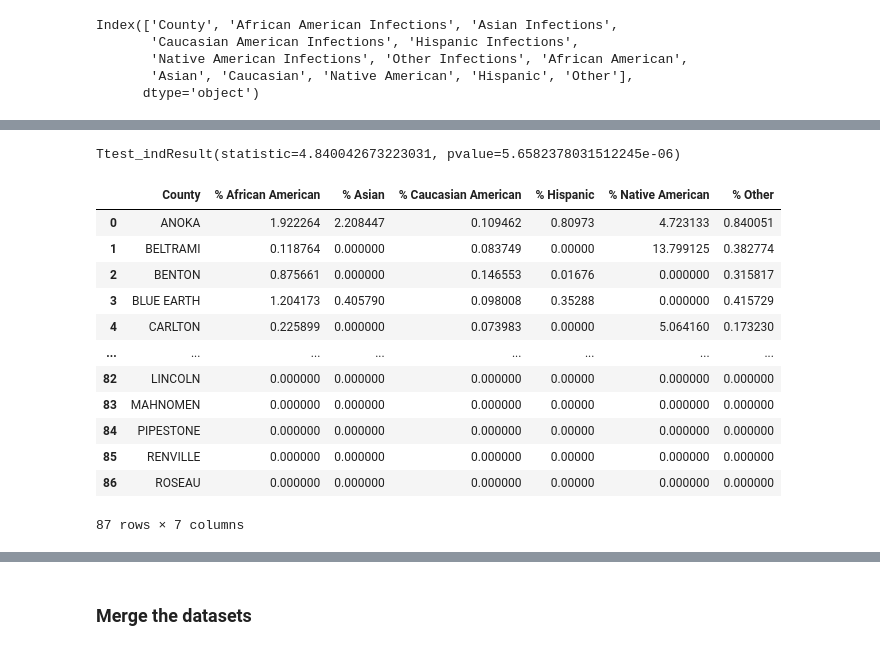
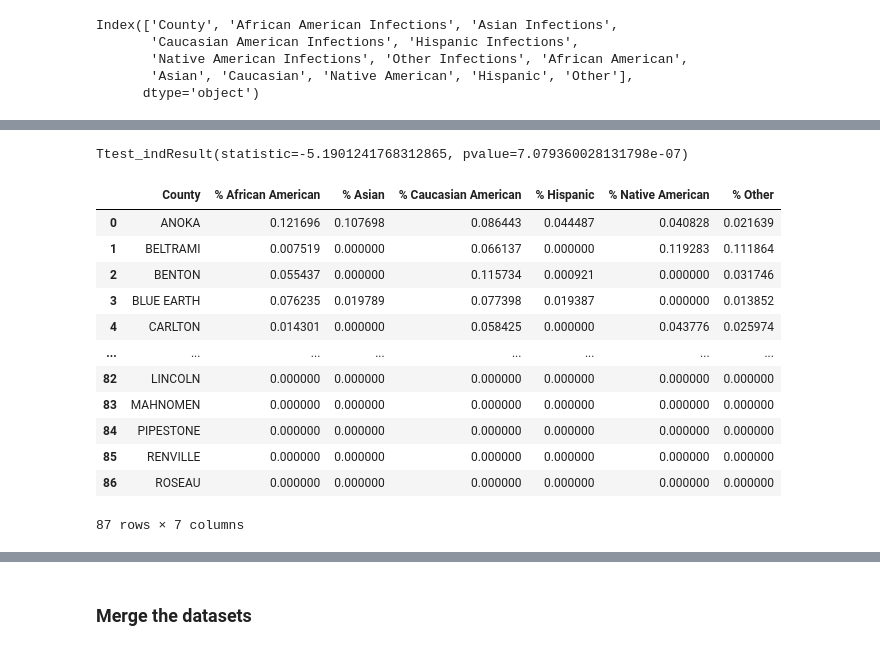
Before and after one commit to tlenzmeier58/Project_1, a Jupyter notebook: working.ipynb, the cells around one changed output, grey strips where cells are left out. Drawn from its saved outputs; the diff is of its cells as text; code cells hidden in the pictures.

```diff
--- a/working.ipynb
+++ b/working.ipynb
@@ -861,0 +875,11 @@ Length: 87, dtype: float64
+# %%
+# number of infections by county non-caucasian group DATAFRAME
+african_american_infection_df = cdc_census_clean_combined_df['African American Infections']
+asian_infection_df = cdc_census_clean_combined_df['Asian Infections']
+native_american_infection_df = cdc_census_clean_combined_df[ 'Native American Infections']
+hispanic_infection_df = cdc_census_clean_combined_df['Hispanic Infections']
+other_infection_df = cdc_census_clean_combined_df['Other Infections']
+
+# number of infections by county caucasian group
+caucasian_infection_df = cdc_census_clean_combined_df['Caucasian American Infections']
+caucasian_infection_df
@@ -861,0 +916,16 @@ Length: 87, dtype: float64
+# %%
+# Population racial % by county
+#non-caucasian group
+county_asian_pop_percent = cdc_census_clean_combined_asian_df / cdc_census_clean_combined_sum_df
+county_african_american_pop_percent = cdc_census_clean_combined_african_american_df / cdc_census_clean_combined_sum_df
+county_native_american_pop_percent = cdc_census_clean_combined_native_american_df / cdc_census_clean_combined_sum_df
+county_hispanic_pop_percent = cdc_census_clean_combined_hispanic_df / cdc_census_clean_combined_sum_df
+county_other_pop_percent = cdc_census_clean_combined_asian_df / cdc_census_clean_combined_sum_df
+
+#SUM OF NON-CACUASIAN DATAFRAME
+sum_non_caucasian_pop_percent_df = county_asian_pop_percent + county_african_american_pop_percent + county_native_american_pop_percent + county_hispanic_pop_percent + county_other_pop_percent
+
+
+# caucasian group
+county_caucasian_pop_percent = cdc_census_clean_combined_caucasian_df / cdc_census_clean_combined_sum_df
+county_caucasian_pop_percent
@@ -861,0 +945,16 @@ Length: 87, dtype: float64
+# %%
+# infection rate calculation non-caucasian group
+non_caucasian_infection_rate_corrected_df = (sum_non_caucasian_infection_df / cdc_census_clean_combined_sum_df) / sum_non_caucasian_pop_percent_df
+
+# infection rate calculation african american group
+african_american_infection_rate_corrected_df = (african_american_infection_df / cdc_census_clean_combined_sum_df) / county_african_american_pop_percent
+asian_infection_rate_corrected_df = (asian_infection_df / cdc_census_clean_combined_sum_df) / county_asian_pop_percent
+native_american_infection_rate_corrected_df = (native_american_infection_df / cdc_census_clean_combined_sum_df) / county_native_american_pop_percent
+hispanic_infection_rate_corrected_df = (hispanic_infection_df / cdc_census_clean_combined_sum_df) / county_hispanic_pop_percent
+other_infection_rate_corrected_df = (other_infection_df / cdc_census_clean_combined_sum_df) / county_other_pop_percent
+
+
+
+# number of infections by county caucasian group
+caucasian_infection_rate_corrected_df = (caucasian_infection_df / cdc_census_clean_combined_sum_df) / county_caucasian_pop_percent
+caucasian_infection_rate_corrected_df
@@ -951,53 +1026,53 @@ array([0.10946186, 0.08374931, 0.14655332, 0.09800793, 0.07398346,
 # %%
 # Calculate Independent (Two Sample) t-test
-st.ttest_ind(non_caucasian_infection_rate, caucasian_infection_rate, equal_var=False)
+st.ttest_ind(non_caucasian_infection_rate_corrected, caucasian_infection_rate_corrected, equal_var=False)
 
 # nan_policy="omit"
 # %% [output]
-Ttest_indResult(statistic=4.840042673223031, pvalue=5.6582378031512245e-06)
+Ttest_indResult(statistic=-5.1901241768312865, pvalue=7.079360028131798e-07)
 # %%
 #dataframe showing infection rate by group (corrected by % population)
 
 county_list = ['ANOKA', 'BELTRAMI', 'BENTON', 'BLUE EARTH', 'CARLTON', 'CARVER',
        'CHISAGO', 'CLAY', 'DAKOTA', 'GOODHUE', 'HENNEPIN', 'KANDIYOHI',
        'LYON', 'MOWER', 'NICOLLET', 'NOBLES', 'OLMSTED', 'OTTER TAIL',
        'PINE', 'POLK', 'RAMSEY', 'RICE', 'SCOTT', 'SHERBURNE',
        'ST. LOUIS', 'STEARNS', 'STEELE', 'WASHINGTON', 'WINONA', 'WRIGHT',
        'FREEBORN', 'ISANTI', 'BECKER', 'BROWN', 'CASS', 'CROW WING',
        'DODGE', 'DOUGLAS', 'FILLMORE', 'HUBBARD', 'ITASCA', 'LE SUEUR',
        'MCLEOD', 'MEEKER', 'MILLE LACS', 'MORRISON', 'TODD', 'WABASHA',
        'BIG STONE', 'CHIPPEWA', 'WATONWAN', 'WADENA', 'CLEARWATER',
        'COOK', 'COTTONWOOD', 'FARIBAULT', 'GRANT', 'HOUSTON', 'KANABEC',
        'KOOCHICHING', 'LAC QUI PARLE', 'LAKE OF THE WOODS', 'MARSHALL',
        'MARTIN', 'MURRAY', 'NORMAN', 'PENNINGTON', 'POPE', 'RED LAKE',
        'REDWOOD', 'ROCK', 'SIBLEY', 'STEVENS', 'SWIFT', 'TRAVERSE',
        'WASECA', 'WILKIN', 'YELLOW MEDICINE', 'AITKIN', 'JACKSON',
        'KITTSON', 'LAKE', 'LINCOLN', 'MAHNOMEN', 'PIPESTONE', 'RENVILLE',
        'ROSEAU']
 
 cdc_census_combined_allrace_summary_df = pd.DataFrame({'County': county_list,
                      '% African American': african_american_infection_rate_corrected_df,
                      '% Asian': asian_infection_rate_corrected_df,
-                     '% Caucasian American': caucasian_american_infection_rate_corrected_df,
+                     '% Caucasian American': caucasian_infection_rate_corrected_df,
                      '% Hispanic': hispanic_infection_rate_corrected_df,
                      '% Native American': native_american_infection_rate_corrected_df,
                      '% Other': other_infection_rate_corrected_df
                                })
 
 cdc_census_combined_allrace_summary_df
 # %% [output]
 |  | County | % African American | % Asian | % Caucasian American | % Hispanic | % Native American | % Other |
-| 0 | ANOKA | 1.922264 | 2.208447 | 0.109462 | 0.80973 | 4.723133 | 0.840051 |
-| 1 | BELTRAMI | 0.118764 | 0.000000 | 0.083749 | 0.00000 | 13.799125 | 0.382774 |
-| 2 | BENTON | 0.875661 | 0.000000 | 0.146553 | 0.01676 | 0.000000 | 0.315817 |
-| 3 | BLUE EARTH | 1.204173 | 0.405790 | 0.098008 | 0.35288 | 0.000000 | 0.415729 |
-| 4 | CARLTON | 0.225899 | 0.000000 | 0.073983 | 0.00000 | 5.064160 | 0.173230 |
+| 0 | ANOKA | 0.121696 | 0.107698 | 0.086443 | 0.044487 | 0.040828 | 0.021639 |
+| 1 | BELTRAMI | 0.007519 | 0.000000 | 0.066137 | 0.000000 | 0.119283 | 0.111864 |
+| 2 | BENTON | 0.055437 | 0.000000 | 0.115734 | 0.000921 | 0.000000 | 0.031746 |
+| 3 | BLUE EARTH | 0.076235 | 0.019789 | 0.077398 | 0.019387 | 0.000000 | 0.013852 |
+| 4 | CARLTON | 0.014301 | 0.000000 | 0.058425 | 0.000000 | 0.043776 | 0.025974 |
 | ... | ... | ... | ... | ... | ... | ... | ... |
-| 82 | LINCOLN | 0.000000 | 0.000000 | 0.000000 | 0.00000 | 0.000000 | 0.000000 |
-| 83 | MAHNOMEN | 0.000000 | 0.000000 | 0.000000 | 0.00000 | 0.000000 | 0.000000 |
-| 84 | PIPESTONE | 0.000000 | 0.000000 | 0.000000 | 0.00000 | 0.000000 | 0.000000 |
-| 85 | RENVILLE | 0.000000 | 0.000000 | 0.000000 | 0.00000 | 0.000000 | 0.000000 |
-| 86 | ROSEAU | 0.000000 | 0.000000 | 0.000000 | 0.00000 | 0.000000 | 0.000000 |
+| 82 | LINCOLN | 0.000000 | 0.000000 | 0.000000 | 0.000000 | 0.000000 | 0.000000 |
+| 83 | MAHNOMEN | 0.000000 | 0.000000 | 0.000000 | 0.000000 | 0.000000 | 0.000000 |
+| 84 | PIPESTONE | 0.000000 | 0.000000 | 0.000000 | 0.000000 | 0.000000 | 0.000000 |
+| 85 | RENVILLE | 0.000000 | 0.000000 | 0.000000 | 0.000000 | 0.000000 | 0.000000 |
+| 86 | ROSEAU | 0.000000 | 0.000000 | 0.000000 | 0.000000 | 0.000000 | 0.000000 |
 87 rows × 7 columns
 # %%
 #declare groups
```
Also changed, not shown: parts of 52 cells of this notebook, 2 other files.
